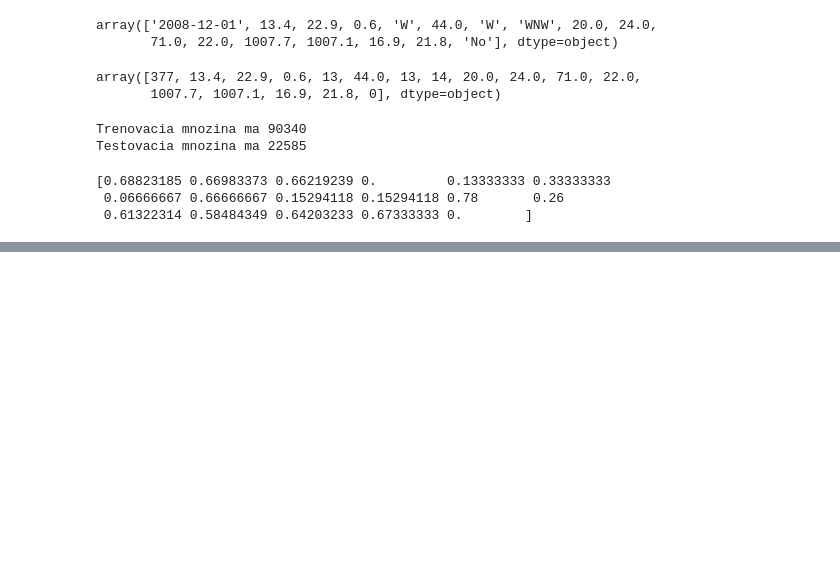
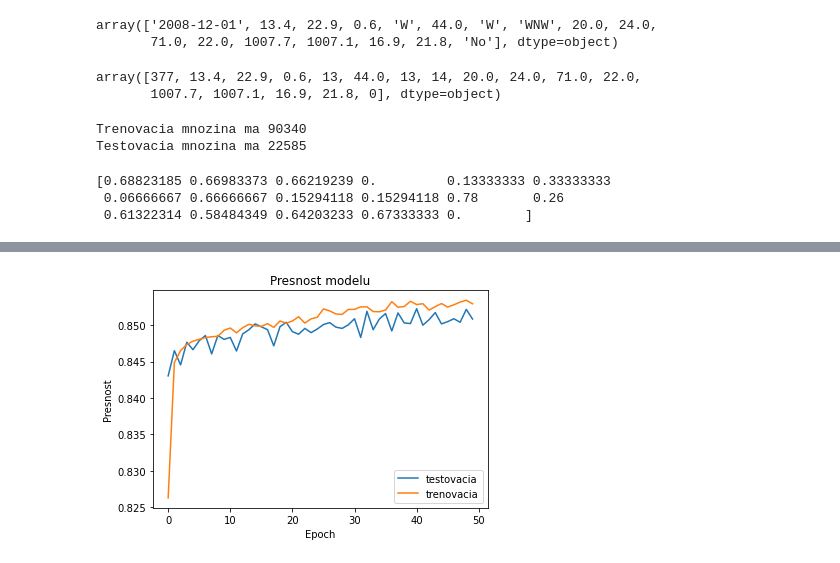
Before and after one commit to janex98/Petras_NS2021, a Jupyter notebook: Petras_projekt_NS.ipynb, the cells around one changed output, grey strips where cells are left out. Cells and saved outputs as stored; diff of their text form; code cells hidden in the pictures; blank space fills up the shorter version.

```diff
--- a/Petras_projekt_NS.ipynb
+++ b/Petras_projekt_NS.ipynb
@@ -279,0 +337,24 @@ Epoch 50/50
+# %%
+# https://machinelearningmastery.com/how-to-choose-loss-functions-when-training-deep-learning-neural-networks/
+# https://machinelearningmastery.com/learning-rate-for-deep-learning-neural-networks/
+# https://machinelearningmastery.com/how-to-control-neural-network-model-capacity-with-nodes-and-layers/
+# https://machinelearningmastery.com/how-to-make-classification-and-regression-predictions-for-deep-learning-models-in-keras/
+
+# kompliovanie modelu keras
+# optimizer - optimalizacny model, my sme si zvolili 'adam'
+# loss - skalarna hodnota, ktoru sa pocas trenovaniu modelu snazime minimalizovat
+# metrics - zoznam metrik ktore ma model vyhodnotit pocas testovania, my sme si zvolili binary_crossentropy (nase data su 0 a 1)
+model.compile(optimizer = 'adam', loss = 'binary_crossentropy', metrics=['accuracy'])
+
+# trenovanie modelu keras
+# X_train a y_train su nase data
+# validation_split - hodnota medzi 0 a 1, model oddeluje tuto cast trenovacich dat, nebude ich trenovat a na konci kazdej
+# iteracie vyhodnoti stratu a akekolvek modelove metriky
+# epochs - pocet iteracii
+# batch_size - definuje pocet vzoriek, ktore sa budu sirit prostrednictvom siete
+# verbose - hodnota moze byt 0, 1 alebo 2, ovplyvnuje detailnost vystupu ktoru vidime nizsie
+history = model.fit(X_train, y_train, validation_data=(X_test, y_test), epochs = 50)
+
+# evaluate the keras model
+accuracy = model.evaluate(X_train, y_train)
+#print(accuracy*100)
@@ -279,0 +393,11 @@ Epoch 50/50
+# %%
+# Graf zobrazujuci presnost modelu
+plt.plot(history.history['val_accuracy'])
+plt.plot(history.history['accuracy'])
+plt.title('Presnost modelu')
+plt.xlabel('Epoch')
+plt.ylabel('Presnost')
+plt.legend(['testovacia', 'trenovacia'])
+plt.show()
+# %% [output]
+[figure, added]
```
Also changed, not shown: parts of 13 cells of this notebook.
